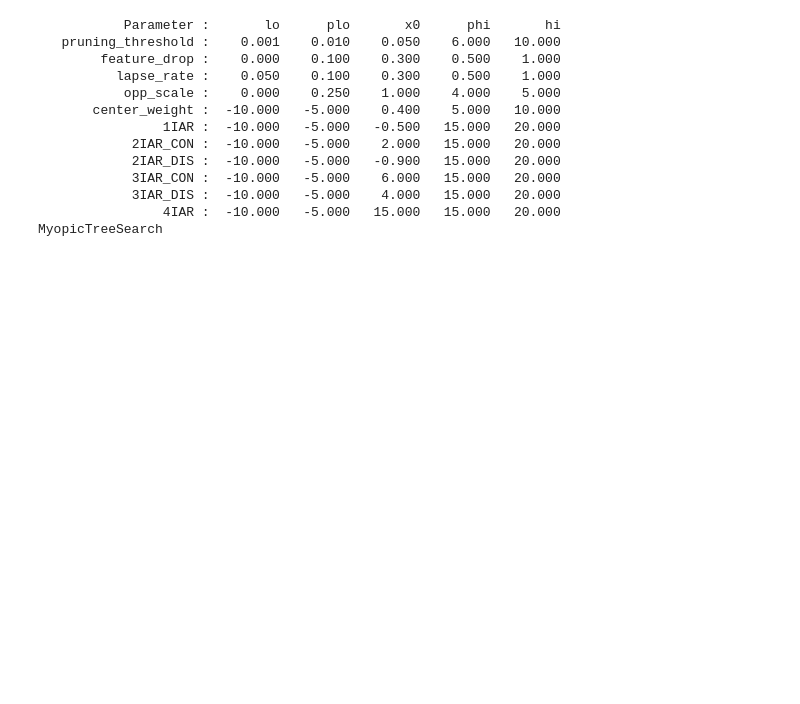
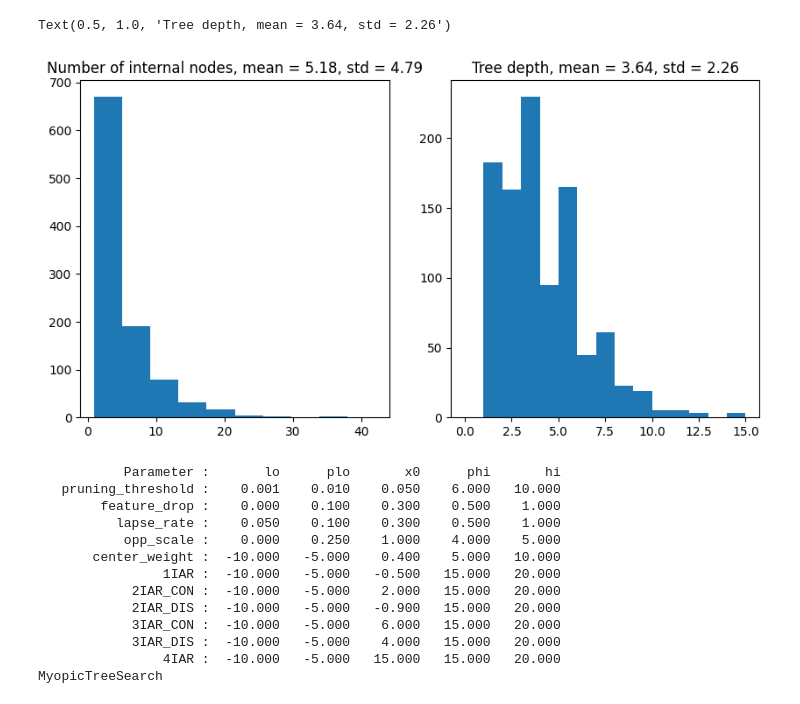
Before and after one commit to WeiJiMaLab/ninarow, a Jupyter notebook: model_fitting/plot_treesearch.ipynb, the cells around one changed output. Saved outputs shown, nothing was run; the diff lists cells and outputs as text; code cells hidden in the pictures; blank space fills up the shorter version.

```diff
--- a/model_fitting/plot_treesearch.ipynb
+++ b/model_fitting/plot_treesearch.ipynb
@@ -56,6 +56,26 @@ tree_to_graphviz(root)
                 4IAR :  -10.000   -5.000   15.000   15.000   20.000
 TreeSearch
 [drawing not drawn]
+# %%
+import matplotlib.pyplot as plt
+depths = []
+n_expansions = []
+for _ in range(1000):
+    search = fourbynine.NInARowBestFirstSearch(heuristic, board)
+    search.complete_search()
+    root = search.get_tree()
+    tree_to_graphviz(root)
+    depths.append(get_max_depth(root))
+    n_expansions.append(root.get_num_internal_nodes())
+
+fig, axes = plt.subplots(1, 2, figsize = (10, 5))
+axes[0].hist(n_expansions)
+axes[0].set_title(f"Number of internal nodes, mean = {np.mean(n_expansions):.2f}, std = {np.std(n_expansions):.2f}")
+axes[1].hist(depths, bins = np.arange(0, max(depths) + 1))
+axes[1].set_title(f"Tree depth, mean = {np.mean(depths):.2f}, std = {np.std(depths):.2f}")
+# %% [output]
+Text(0.5, 1.0, 'Tree depth, mean = 3.64, std = 2.26')
+[figure, added]
 # %%
 self = MyopicTreeSearch()
 params = {'pruning_threshold': 3,
```
Also changed, not shown: parts of 5 cells of this notebook, 2 other files.
